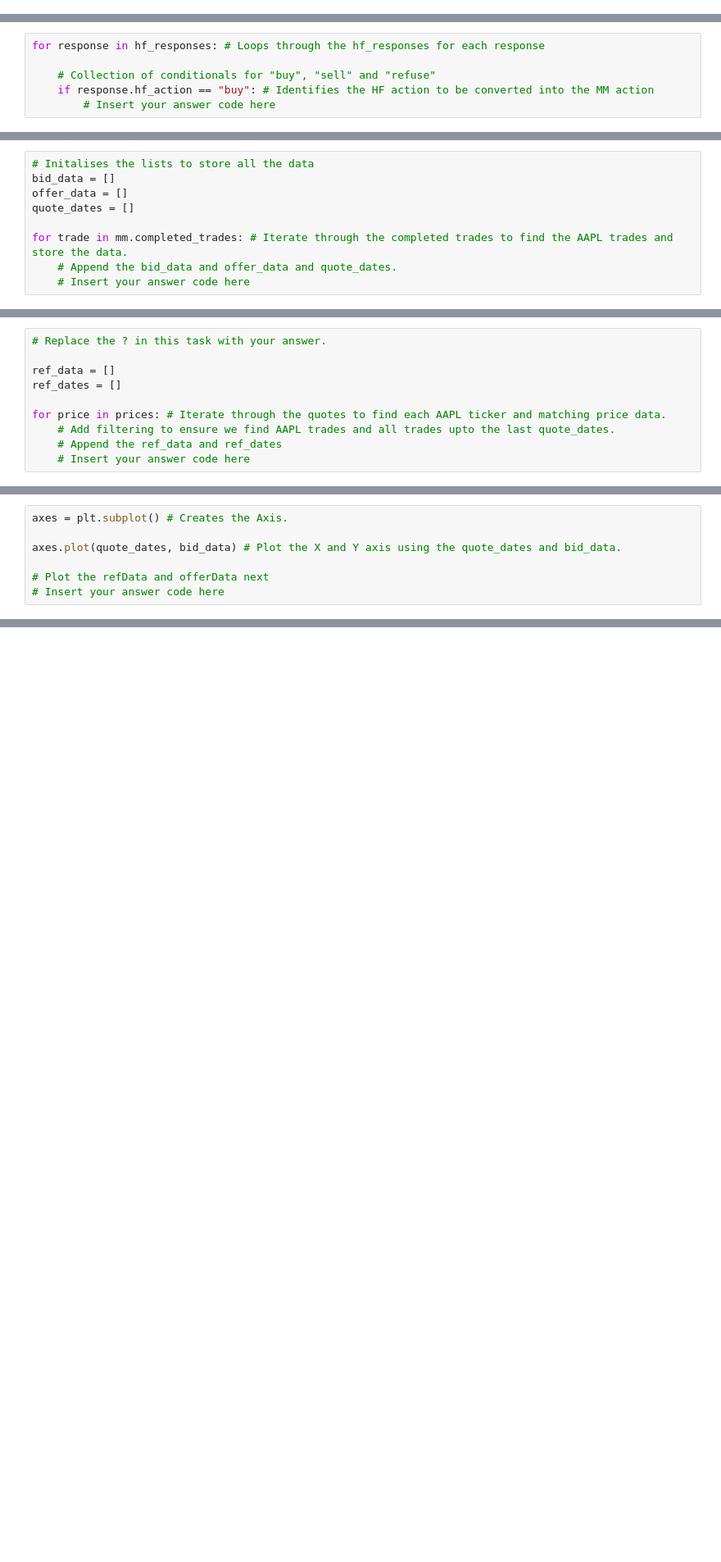
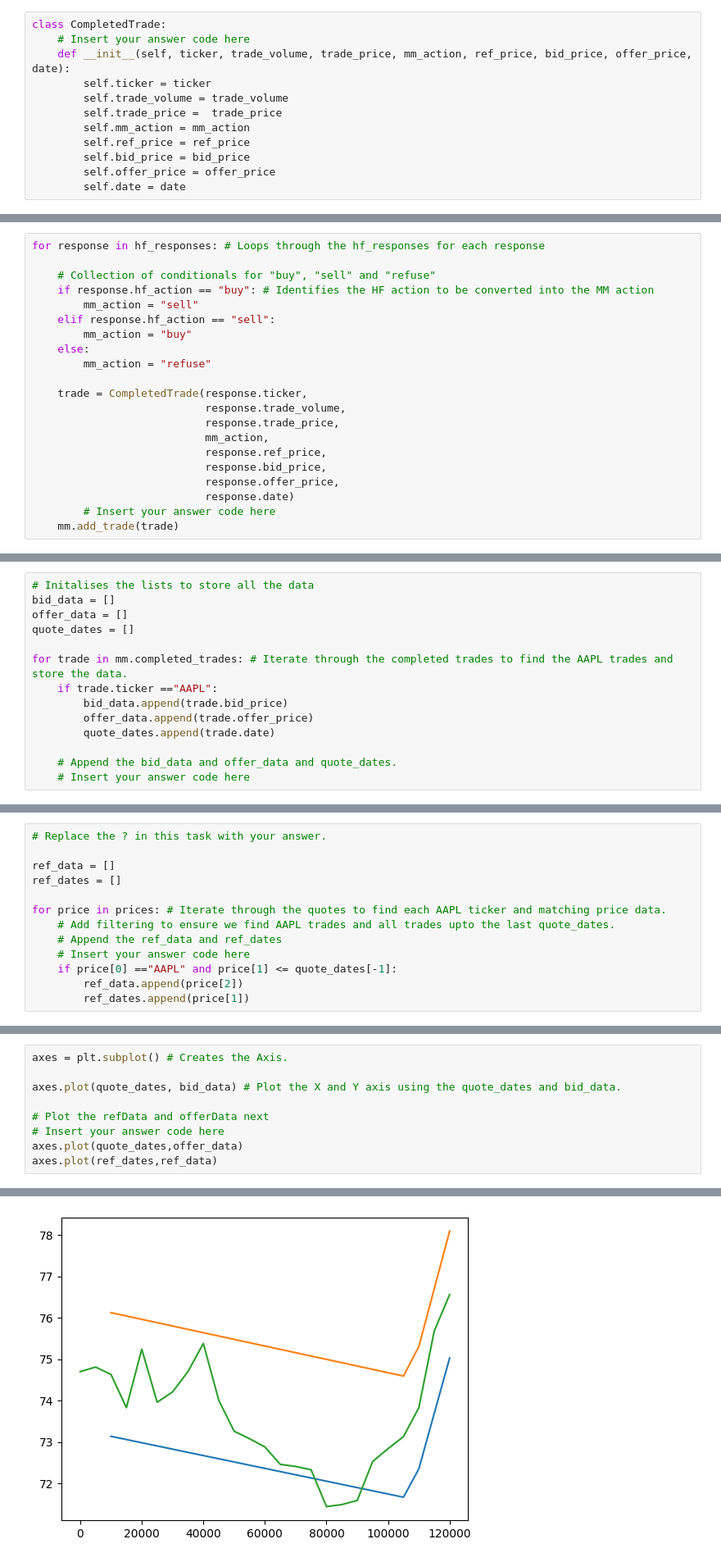
Before and after one commit to vibqetowi/hack-the-market-2025, a Jupyter notebook: Quant Simulation.ipynb, the cells around one changed output, grey strips where cells are left out. Shown at 82% size. Cells and saved outputs as stored; diff of their text form; blank space fills up the shorter version.

```diff
--- a/Quant Simulation.ipynb
+++ b/Quant Simulation.ipynb
@@ -235,3 +269,15 @@ class CompletedTrade:
+# %%
+class CompletedTrade:
+    # Insert your answer code here
+    def __init__(self, ticker, trade_volume, trade_price, mm_action, ref_price, bid_price, offer_price, date):
+        self.ticker = ticker
+        self.trade_volume = trade_volume
+        self.trade_price =  trade_price
+        self.mm_action = mm_action
+        self.ref_price = ref_price
+        self.bid_price = bid_price
+        self.offer_price = offer_price
+        self.date = date
 # %% [markdown]
 ### Interact with the MM object to store the CompletedTrade objects into the logs.
 
@@ -251,7 +297,22 @@ for response in hf_responses: # Loops through the hf_responses for each response
 
     # Collection of conditionals for "buy", "sell" and "refuse"
     if response.hf_action == "buy": # Identifies the HF action to be converted into the MM action
+        mm_action = "sell"
+    elif response.hf_action == "sell":
+        mm_action = "buy"
+    else:
+        mm_action = "refuse"
+
+    trade = CompletedTrade(response.ticker,
+                           response.trade_volume,
+                           response.trade_price,
+                           mm_action,
+                           response.ref_price,
+                           response.bid_price,
+                           response.offer_price,
+                           response.date)
         # Insert your answer code here
+    mm.add_trade(trade)
 # %% [markdown]
 Run the cell below to check the output for market maker quoted_trades.
 
@@ -278,6 +343,11 @@ offer_data = []
 quote_dates = []
 
 for trade in mm.completed_trades: # Iterate through the completed trades to find the AAPL trades and store the data.
+    if trade.ticker =="AAPL":
+        bid_data.append(trade.bid_price)
+        offer_data.append(trade.offer_price)
+        quote_dates.append(trade.date)
+
     # Append the bid_data and offer_data and quote_dates.
     # Insert your answer code here
 # %% [markdown]
@@ -300,6 +377,9 @@ for price in prices: # Iterate through the quotes to find each AAPL ticker and m
     # Add filtering to ensure we find AAPL trades and all trades upto the last quote_dates.
     # Append the ref_data and ref_dates
     # Insert your answer code here
+    if price[0] =="AAPL" and price[1] <= quote_dates[-1]:
+        ref_data.append(price[2])
+        ref_dates.append(price[1])
 # %% [markdown]
 ##### In the print statements below you should be able to see equal length lists for each list. The ref_dates should go untill the last quote_dates
 # %%
@@ -314,3 +397,6 @@ axes.plot(quote_dates, bid_data) # Plot the X and Y axis using the quote_dates a
 
 # Plot the refData and offerData next
 # Insert your answer code here
+axes.plot(quote_dates,offer_data)
+axes.plot(ref_dates,ref_data)
+# %% [output]
@@ -317,3 +404,4 @@ axes.plot(quote_dates, bid_data) # Plot the X and Y axis using the quote_dates a
+[figure, added]
 # %% [markdown]
 ##### The cell below is used to grade the work after the event. You do not need to do anything here.
 # %%
```
Also changed, not shown: parts of 22 cells of this notebook, 1 other file.
